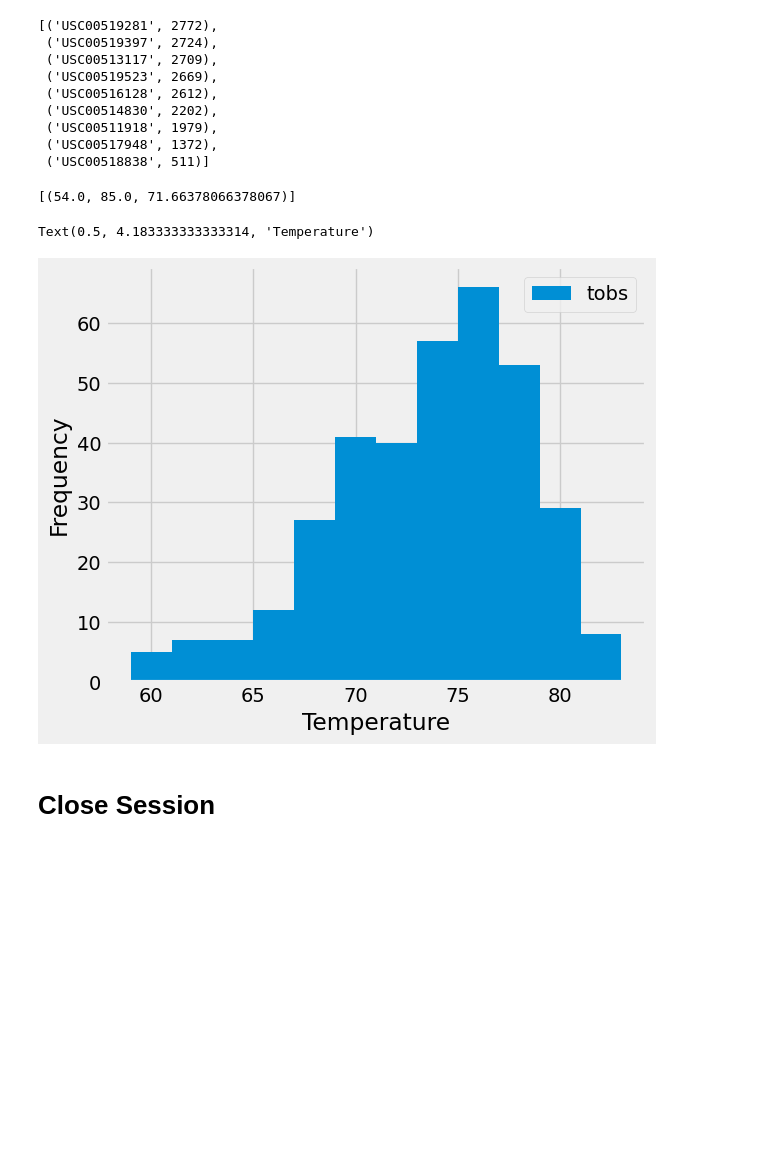
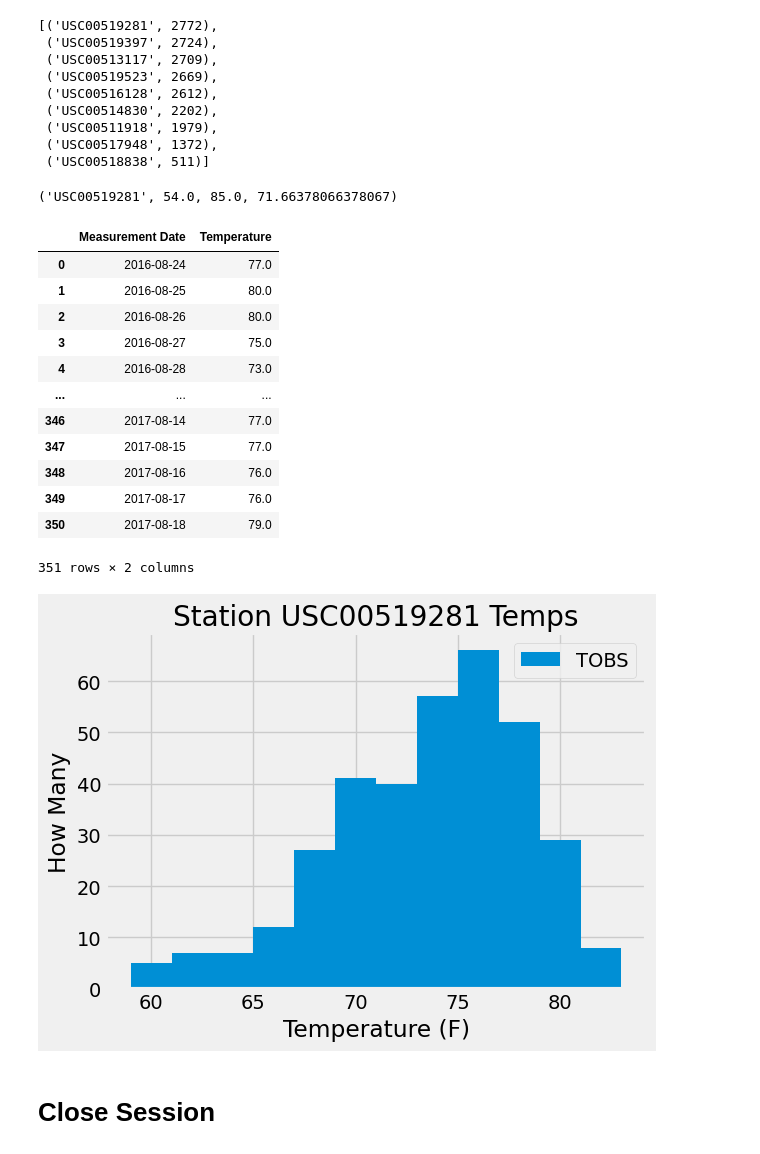
Before and after one commit to colca6/sqlalchemy-challenge, a Jupyter notebook: SurfsUp/climate_starter.ipynb, the cells around one changed output. Cells and saved outputs as stored; diff of their text form; code cells hidden in the pictures; blank space fills up the shorter version.

```diff
--- a/SurfsUp/climate_starter.ipynb
+++ b/SurfsUp/climate_starter.ipynb
@@ -126,14 +155,64 @@ Text(0, 0.5, 'Inches')
  ('USC00518838', 511)]
 # %%
 # Using the most active station id from the previous query, calculate the lowest, highest, and average temperature.
+
+# I believe "tobs" means "temperature observation", or an event of recording temperature.
+sel = [Measurement.station,
+       func.min(Measurement.tobs),
+       func.max(Measurement.tobs),
+       func.avg(Measurement.tobs)]
+station_numbers = session.query(*sel).\
+        filter(Measurement.station == 'USC00519281').\
+        group_by(Measurement.station)
+for station in station_numbers:
+    print(station)
 # %% [output]
-[(54.0, 85.0, 71.66378066378067)]
+('USC00519281', 54.0, 85.0, 71.66378066378067)
 # %%
 # Using the most active station id
 # Query the last 12 months of temperature observation data for this station and plot the results as a histogram
+# twelve_months_tobs = session.query(Measurement.date, Measurement.tobs).\
+#     filter(Measurement.station == 'USC00519281').\
+#     filter(Measurement.date > '2016-08-24').all()
+
+
+sel = [Measurement.date,
+       Measurement.tobs]
+twelve_month_tobs = session.query(*sel).\
+        filter(func.strftime(Measurement.date) >= '2016-08-24', Measurement.station == 'USC00519281').\
+        group_by(Measurement.date).\
+        order_by(Measurement.date).all()
+
+twelve_month_tobs_df = pd.DataFrame(twelve_month_tobs, columns=['Measurement Date', 'Temperature'])
+twelve_month_tobs_df
 # %% [output]
+|  | Measurement Date | Temperature |
+| 0 | 2016-08-24 | 77.0 |
+| 1 | 2016-08-25 | 80.0 |
+| 2 | 2016-08-26 | 80.0 |
+| 3 | 2016-08-27 | 75.0 |
+| 4 | 2016-08-28 | 73.0 |
+| ... | ... | ... |
+| 346 | 2017-08-14 | 77.0 |
+| 347 | 2017-08-15 | 77.0 |
+| 348 | 2017-08-16 | 76.0 |
+| 349 | 2017-08-17 | 76.0 |
+| 350 | 2017-08-18 | 79.0 |
-Text(0.5, 4.183333333333314, 'Temperature')
+351 rows × 2 columns
-[figure, removed]
+# %%
+# Create a histogram to visualize the temperature observations from Station USC00519281
+
+plt.hist(twelve_month_tobs_df['Temperature'],bins=12, density=False, label="TOBS")
+plt.xlabel("Temperature (F)")
+plt.ylabel("How Many")
+plt.legend()
+plt.title("Station USC00519281 Temps")
+plt.figsize=(10,7)
+plt.tight_layout()
+#plt.savefig('Annual_Temps_USC00519281.png',bbox_inches='tight')
+plt.show()
+# %% [output]
+[figure, added]
 # %% [markdown]
 # Close Session
 # %%
```
Also changed, not shown: parts of 7 cells of this notebook, 1 other file.
